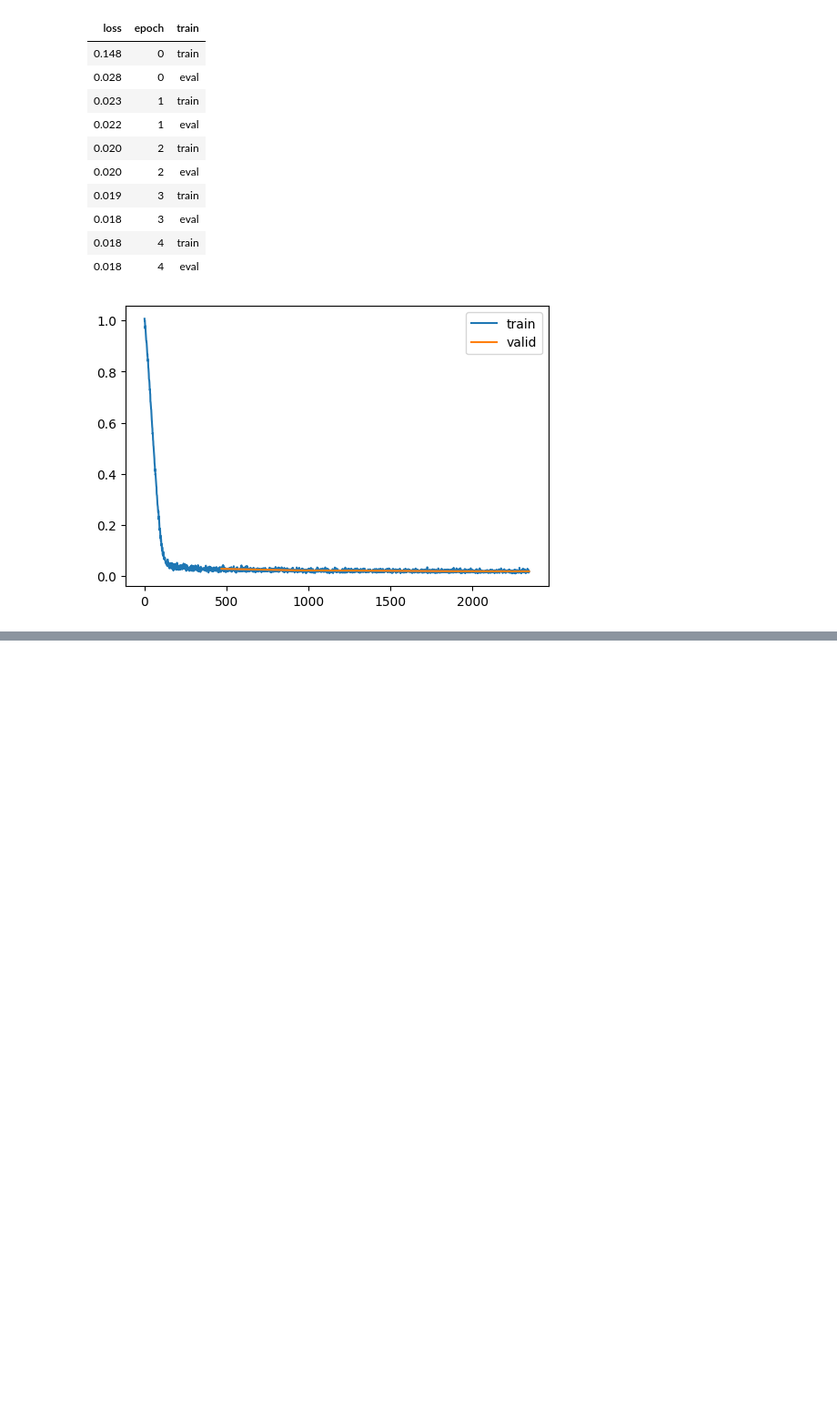
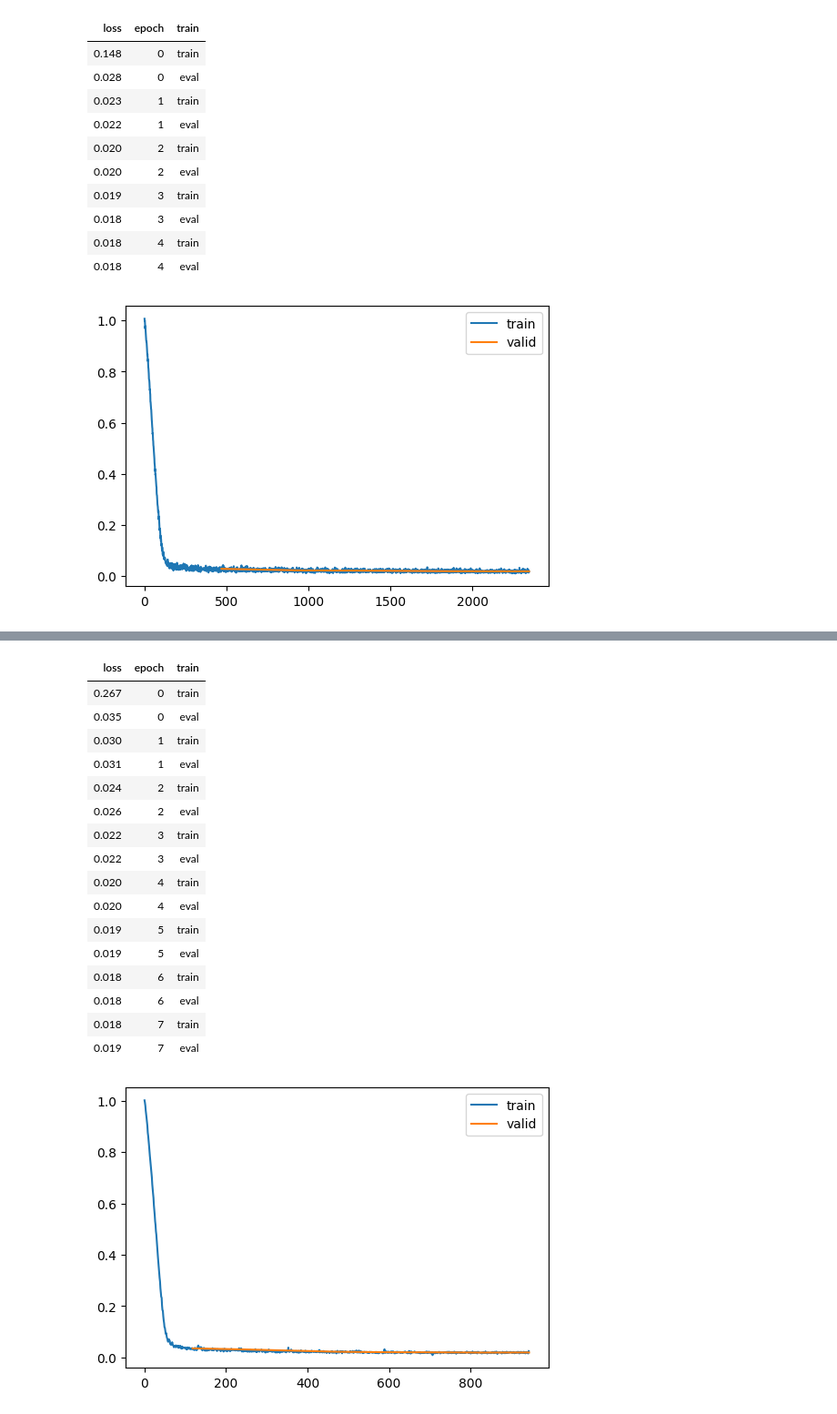
Before and after one commit to satani99/fastai_22_2, a Jupyter notebook: DDPM_v2.ipynb, the cells around one changed output, grey strips where cells are left out. Shown at 91% size. Drawn from its saved outputs; the diff is of its cells as text; code cells hidden in the pictures; blank space fills up the shorter version.

```diff
--- a/DDPM_v2.ipynb
+++ b/DDPM_v2.ipynb
@@ -206,0 +323,12 @@ learn.fit(epochs)
+# %%
+class AccelerateCB(TrainCB):
+    order = DeviceCB.order+10
+    def __init__(self, n_inp=1, mixed_precision="fp16"):
+        super().__init__(n_inp=n_inp)
+        self.acc = Accelerator(mixed_precision=mixed_precision)
+
+    def before_fit(self, learn):
+        learn.model,learn.opt,learn.dls.train,learn.dls.valid = self.acc.prepare(
+            learn.model, learn.opt, learn.dls.train, learn.dls.valid)
+
+    def backward(self, learn): self.acc.backward(learn.loss)
@@ -206,0 +344,31 @@ learn.fit(epochs)
+# %%
+dls = DataLoaders(dl_ddpm(tds['train']), dl_ddpm(tds['test']))
+# %%
+class DDPMCB2(Callback):
+  def after_predict(self, learn): learn.preds = learn.preds.sample
+# %%
+model = UNet2DModel(in_channels=1, out_channels=1, block_out_channels=(16,32,64,128), norm_num_groups=8)
+init_ddpm(model)
+cbs = [DDPMCB2(), DeviceCB(), ProgressCB(plot=True), MetricsCB(), BatchSchedCB(sched), AccelerateCB(n_inp=2)]
+learn = Learner(model, dls, nn.MSELoss(), lr=lr, cbs=cbs, opt_func=opt_func)
+# %%
+learn.fit(epochs)
+# %% [output]
+| loss | epoch | train |
+| 0.267 | 0 | train |
+| 0.035 | 0 | eval |
+| 0.030 | 1 | train |
+| 0.031 | 1 | eval |
+| 0.024 | 2 | train |
+| 0.026 | 2 | eval |
+| 0.022 | 3 | train |
+| 0.022 | 3 | eval |
+| 0.020 | 4 | train |
+| 0.020 | 4 | eval |
+| 0.019 | 5 | train |
+| 0.019 | 5 | eval |
+| 0.018 | 6 | train |
+| 0.018 | 6 | eval |
+| 0.018 | 7 | train |
+| 0.019 | 7 | eval |
+[figure, added]
```
Also changed, not shown: parts of 20 cells of this notebook.
